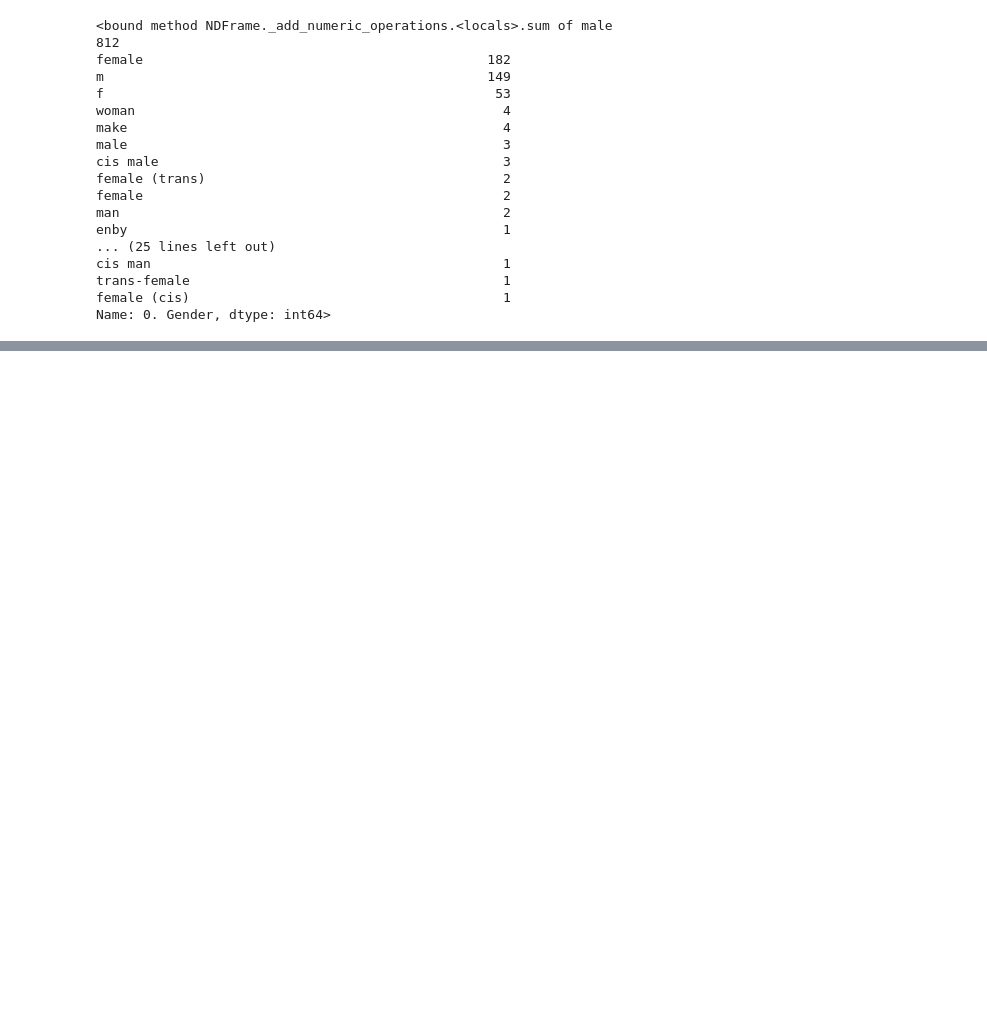
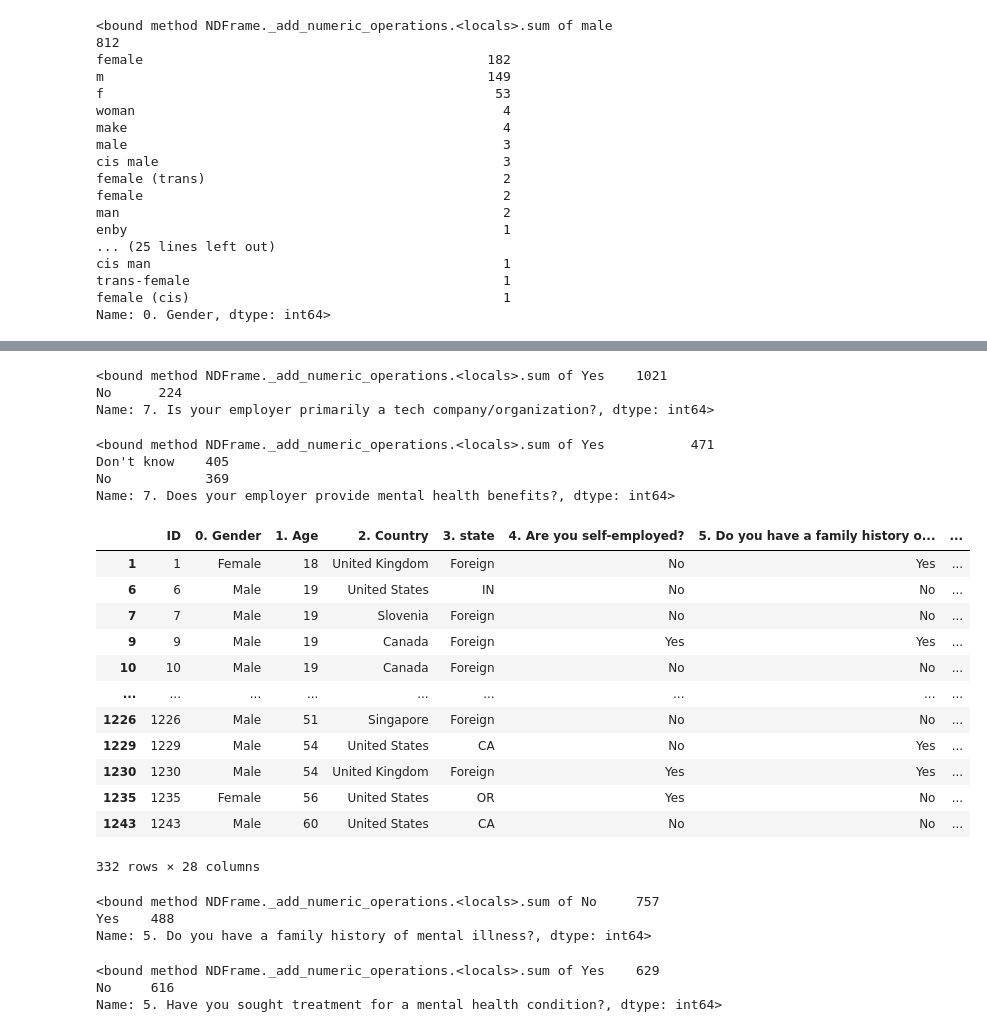
Before and after one commit to RaymondLeong94/Mental-Health-in-Tech, a Jupyter notebook: Cleaning.ipynb, the cells around one changed output, grey strips where cells are left out. Drawn from its saved outputs; the diff is of its cells as text; code cells hidden in the pictures; blank space fills up the shorter version.

```diff
--- a/Cleaning.ipynb
+++ b/Cleaning.ipynb
@@ -431,0 +478,44 @@ df_v.to_csv('CW.csv')
+# %%
+df['7. Is your employer primarily a tech company/organization?'].value_counts().sum
+# %% [output]
+<bound method NDFrame._add_numeric_operations.<locals>.sum of Yes    1021
+No      224
+Name: 7. Is your employer primarily a tech company/organization?, dtype: int64>
+# %%
+df['7. Does your employer provide mental health benefits?'].value_counts().sum &
+# %% [output]
+<bound method NDFrame._add_numeric_operations.<locals>.sum of Yes           471
+Don't know    405
+No            369
+Name: 7. Does your employer provide mental health benefits?, dtype: int64>
+# %%
+df_filtered = df[(df['7. Does your employer provide mental health benefits?'] == "Don't know") & (df['7. Is your employer primarily a tech company/organization?'] == 'Yes')]
+# %%
+pd.set_option('display.max_columns', None)
+df_filtered
+# %% [output]
+|  | ID | 0. Gender | 1. Age | 2. Country | 3. state | 4. Are you self-employed? | 5. Do you have a family history o... | ... |
+| 1 | 1 | Female | 18 | United Kingdom | Foreign | No | Yes | ... |
+| 6 | 6 | Male | 19 | United States | IN | No | No | ... |
+| 7 | 7 | Male | 19 | Slovenia | Foreign | No | No | ... |
+| 9 | 9 | Male | 19 | Canada | Foreign | Yes | Yes | ... |
+| 10 | 10 | Male | 19 | Canada | Foreign | No | No | ... |
+| ... | ... | ... | ... | ... | ... | ... | ... | ... |
+| 1226 | 1226 | Male | 51 | Singapore | Foreign | No | No | ... |
+| 1229 | 1229 | Male | 54 | United States | CA | No | Yes | ... |
+| 1230 | 1230 | Male | 54 | United Kingdom | Foreign | Yes | Yes | ... |
+| 1235 | 1235 | Female | 56 | United States | OR | Yes | No | ... |
+| 1243 | 1243 | Male | 60 | United States | CA | No | No | ... |
+332 rows × 28 columns
+# %%
+df['5. Do you have a family history of mental illness?'].value_counts().sum
+# %% [output]
+<bound method NDFrame._add_numeric_operations.<locals>.sum of No     757
+Yes    488
+Name: 5. Do you have a family history of mental illness?, dtype: int64>
+# %%
+df['5. Have you sought treatment for a mental health condition?'].value_counts().sum
+# %% [output]
+<bound method NDFrame._add_numeric_operations.<locals>.sum of Yes    629
+No     616
+Name: 5. Have you sought treatment for a mental health condition?, dtype: int64>
```
Also changed, not shown: parts of 15 cells of this notebook, 1 other file.
